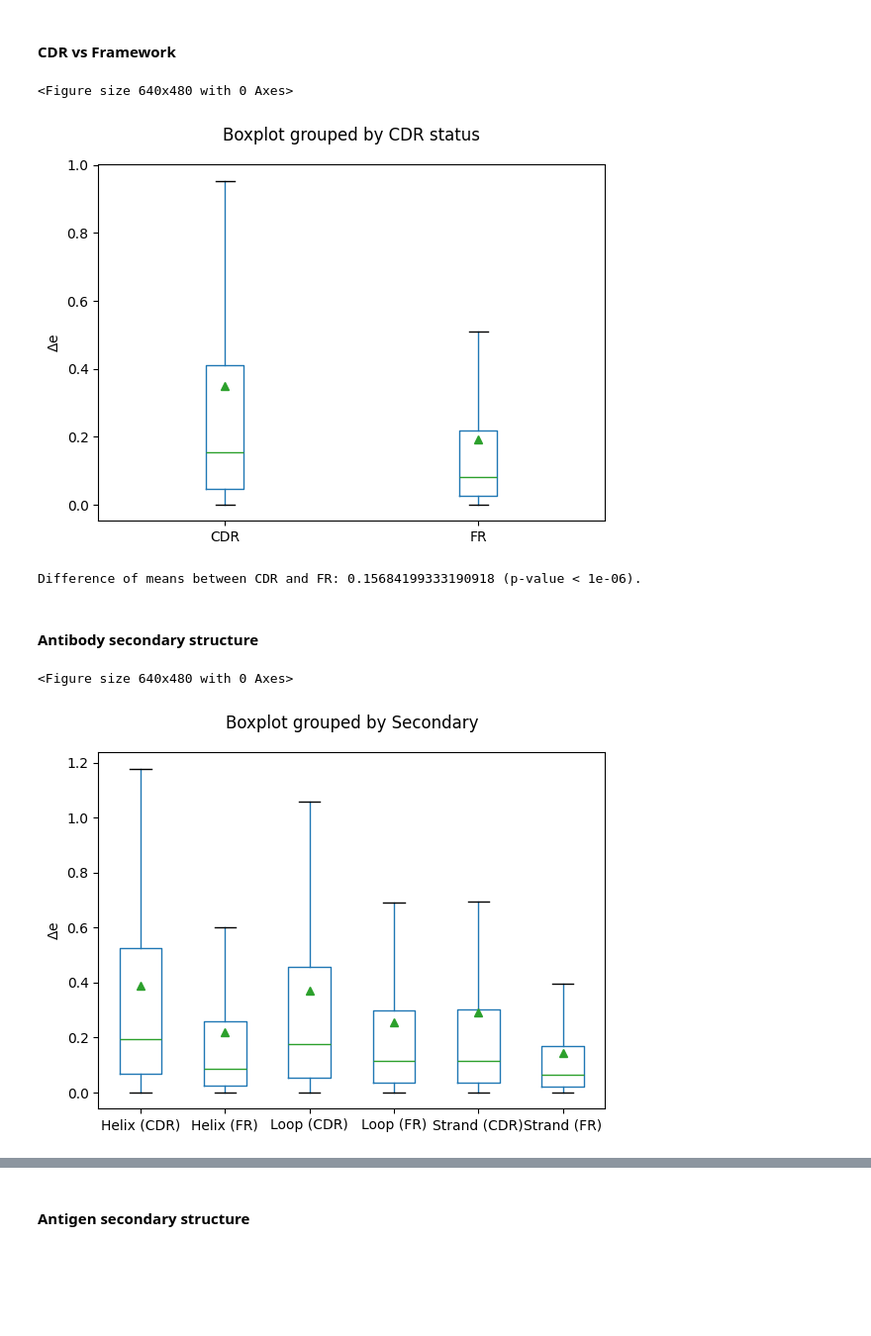
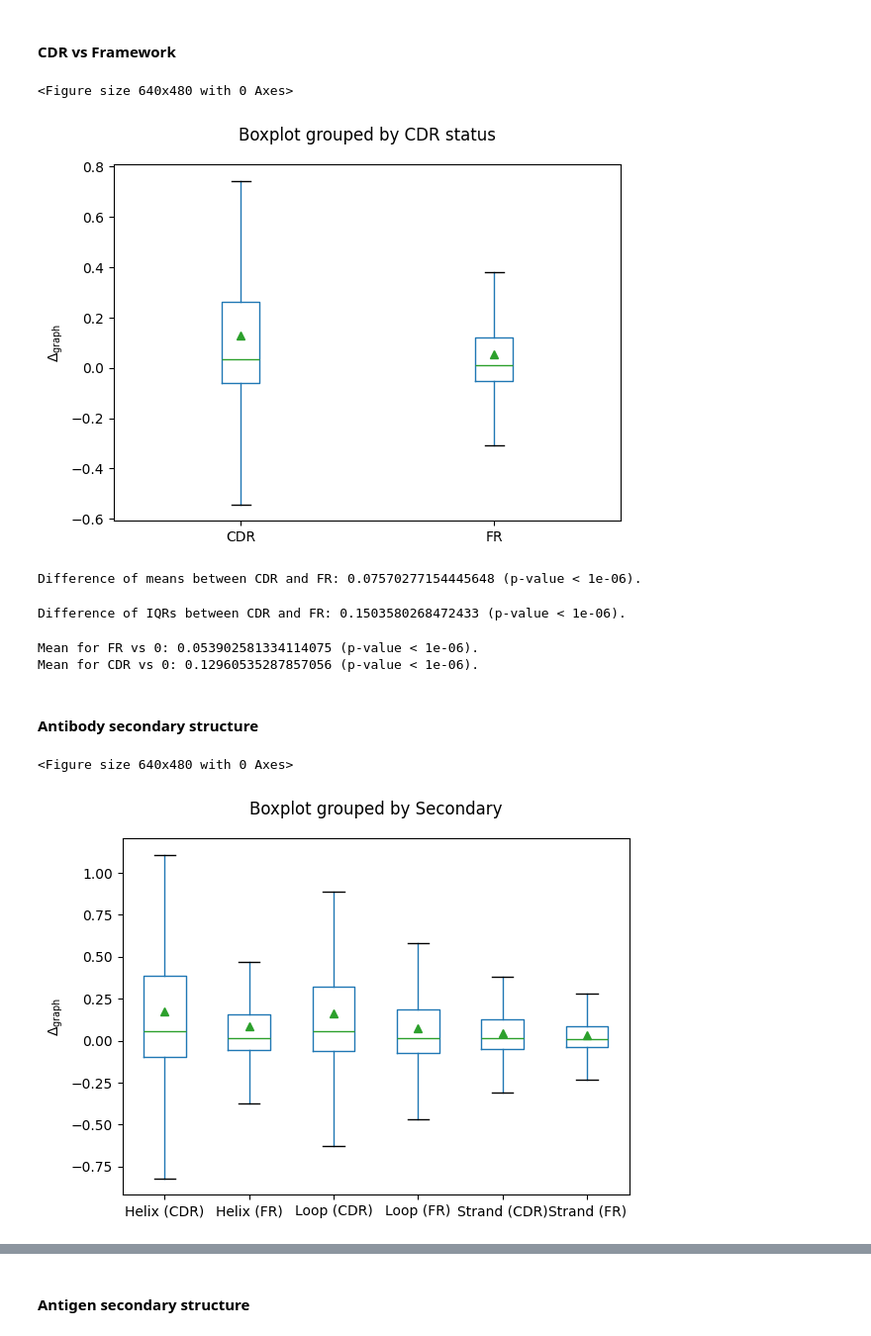
Before and after one commit to kevinmicha/INFUSSE, a Jupyter notebook: notebooks/Interpretability.ipynb, the cells around one changed output, grey strips where cells are left out. Shown at 99% size. Drawn from its saved outputs; the diff is of its cells as text; code cells hidden in the pictures; blank space fills up the shorter version.

Commit message:
Notebook with all statistical tests

```diff
--- a/notebooks/Interpretability.ipynb
+++ b/notebooks/Interpretability.ipynb
@@ -35,20 +35,20 @@ light = [len(seq.split(':')[1]) for seq in sequences]
 
 paratope_epitope = torch.load(interpretability_path+'paratope_epitope.pt', 'rb')
 paratope_epitope = [paratope_epitope.get(pdb, []) for pdb in test_set]
-number_bootstraps = 1000000 # Can be adapted if a differen ASL is required
+number_bootstraps = 1000000 # Can be adapted if a different ASL is required
 
 # Finally, we load the MSEs for sequence alone and when adding the graph path
 mse = np.load(interpretability_path+'mse_v.npy')
 mse_seq = np.load(interpretability_path+'mse_seq_v.npy')
 errors = load_pickle(interpretability_path+'errors_with_antigen.pkl')
 errors_seq = load_pickle(interpretability_path+'errors_with_antigen_seq.pkl')
-delta_e, secondary_v, ds, heavy_v, light_v, epitope_m, paratope_m = preprocess_interpretability(errors, errors_seq, secondary, ds, heavy, light, paratope_epitope)
+delta_graph, secondary_v, ds, heavy_v, light_v, epitope_m, paratope_m = preprocess_interpretability(errors, errors_seq, secondary, ds, heavy, light, paratope_epitope)
 
 # For some cases we only need the antibody variable region or antigen only
-delta_e_v = get_variable_region_only(delta_e, heavy, light, heavy_v, light_v)
+delta_graph_v = get_variable_region_only(delta_graph, heavy, light, heavy_v, light_v)
 errors_v = get_variable_region_only(errors, heavy, light, heavy_v, light_v)
 errors_seq_v = get_variable_region_only(errors_seq, heavy, light, heavy_v, light_v)
-delta_e_ag = get_antigen_only(delta_e, heavy, light)
+delta_graph_ag = get_antigen_only(delta_graph, heavy, light)
 secondary_ag = get_antigen_only(secondary, heavy, light)
 # %% [markdown]
 ## Prediction errors for each antibody position
@@ -61,18 +61,27 @@ plot_prediction_errors(mse, mse_seq, residue_ids)
 # %% [markdown]
 #### CDR vs Framework
 # %%
-boxplot_delta_e(delta_e_v, secondary_v, ind_class='cdr_status')
+boxplot_delta_graph(delta_graph_v, secondary_v, ind_class='cdr_status')
 # %% [output]
 <Figure size 640x480 with 0 Axes>
-[figure, old version]
+[figure, new version]
 # %%
-bootstrap_test(delta_e_v, secondary_v, ind_class='cdr_status', B=number_bootstraps)
+bootstrap_test(delta_graph_v, secondary_v, ind_class='cdr_status', B=number_bootstraps)
 # %% [output]
-Difference of means between CDR and FR: 0.15684199333190918 (p-value < 1e-06).
+Difference of means between CDR and FR: 0.07570277154445648 (p-value < 1e-06).
+# %%
+bootstrap_test(delta_graph_v, secondary_v, ind_class='cdr_status', B=number_bootstraps, statistic='iqr')
+# %% [output]
+Difference of IQRs between CDR and FR: 0.1503580268472433 (p-value < 1e-06).
+# %%
+bootstrap_test(delta_graph_v, secondary_v, ind_class='cdr_status', B=number_bootstraps, compare_to_zero=True)
+# %% [output]
+Mean for FR vs 0: 0.053902581334114075 (p-value < 1e-06).
+Mean for CDR vs 0: 0.12960535287857056 (p-value < 1e-06).
 # %% [markdown]
 #### Antibody secondary structure
 # %%
-boxplot_delta_e(delta_e_v, secondary_v)
+boxplot_delta_graph(delta_graph_v, secondary_v)
 # %% [output]
 <Figure size 640x480 with 0 Axes>
-[figure, old version]
+[figure, new version]
```
Also changed, not shown: parts of 21 cells of this notebook.
